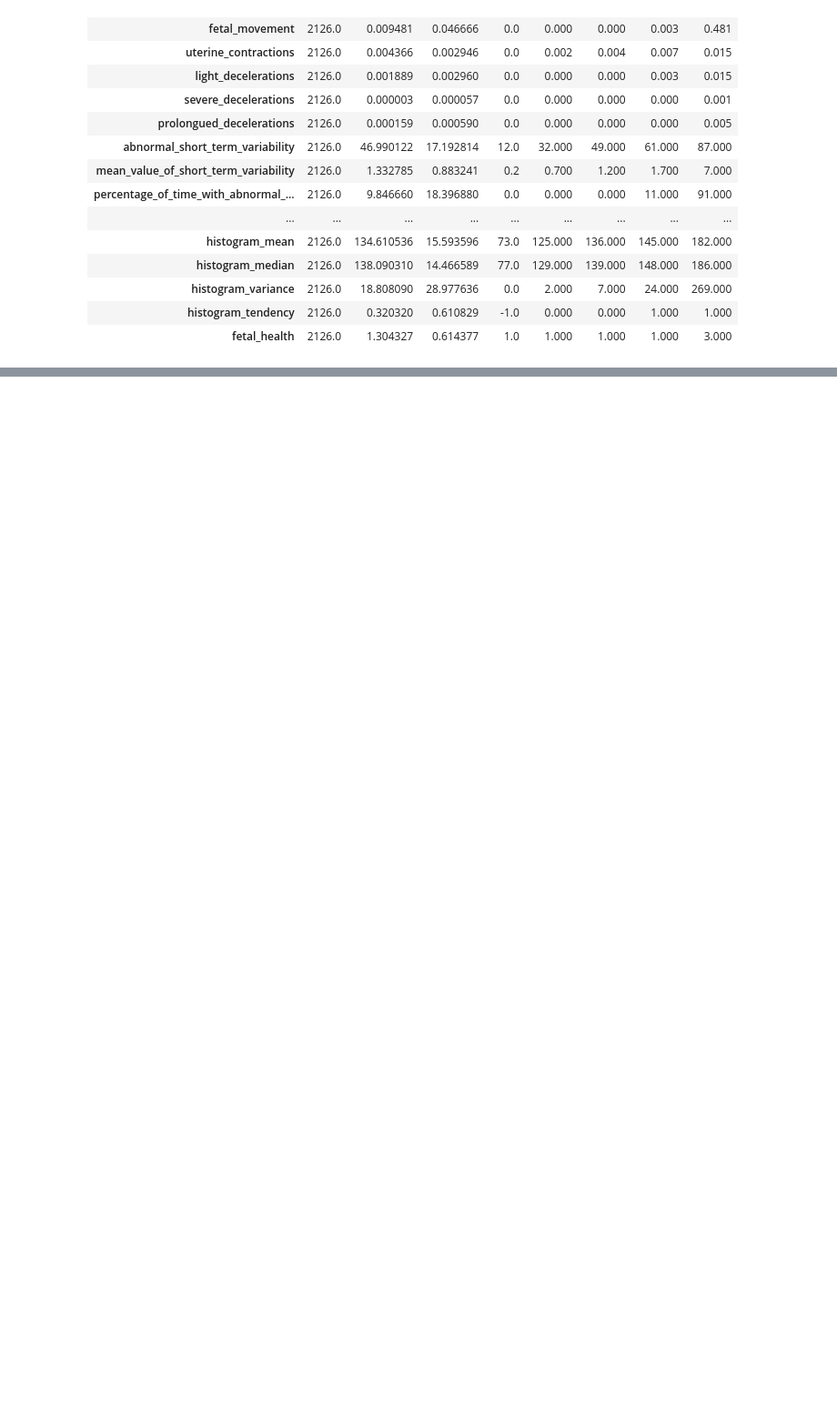
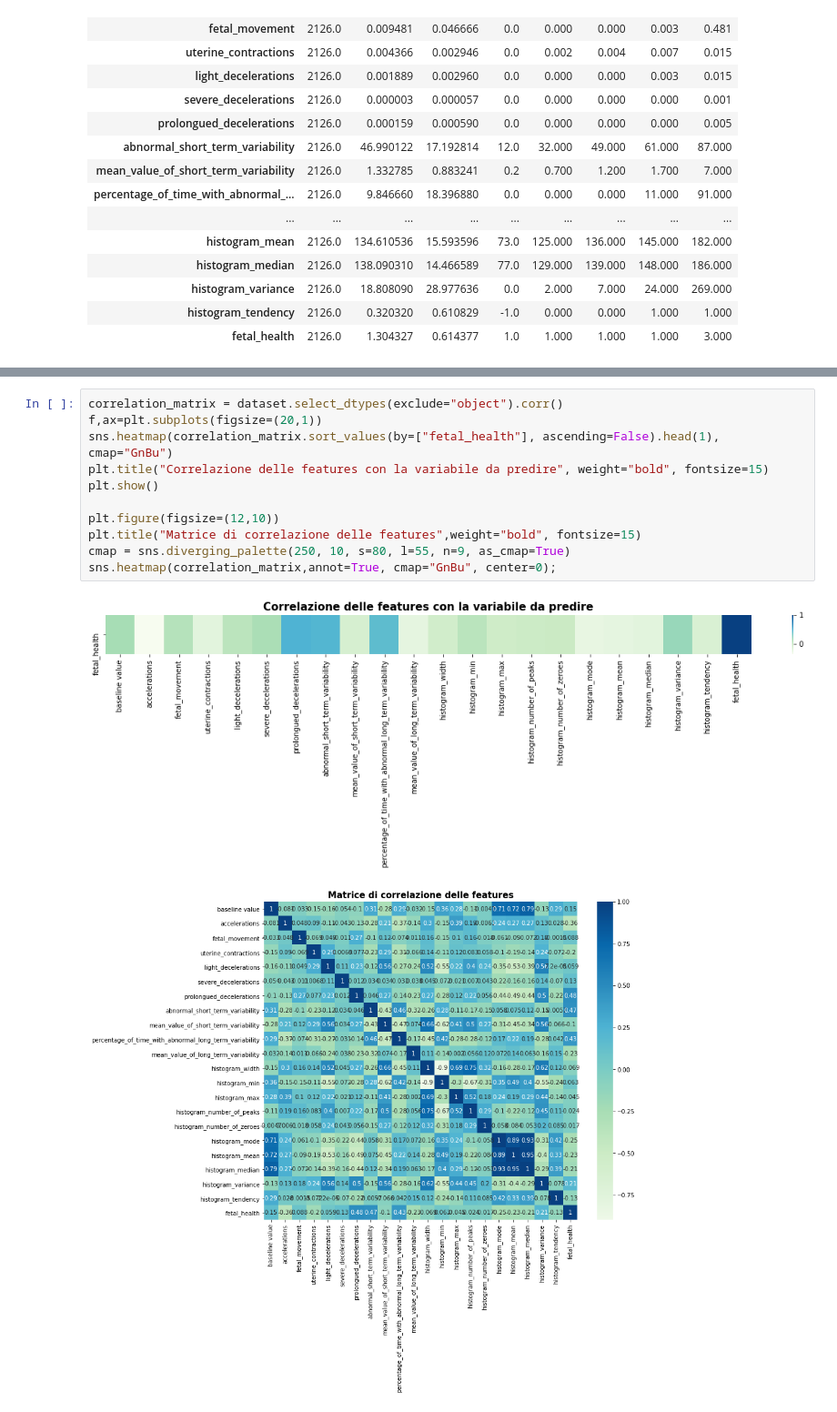
Before and after one commit to andrea-acampora/Data_Intensive_Project, a Jupyter notebook: Progetto_Data_Intensive.ipynb, the cells around one changed output, grey strips where cells are left out. Shown: that part at 91% size. Drawn from its saved outputs; the diff is of its cells as text; blank space fills up the shorter version.

```diff
--- a/Progetto_Data_Intensive.ipynb
+++ b/Progetto_Data_Intensive.ipynb
@@ -128,0 +149,14 @@ Name: fetal_health, Length: 2126, dtype: bool
+# %%
+correlation_matrix = dataset.select_dtypes(exclude="object").corr()
+f,ax=plt.subplots(figsize=(20,1))
+sns.heatmap(correlation_matrix.sort_values(by=["fetal_health"], ascending=False).head(1), cmap="GnBu")
+plt.title("Correlazione delle features con la variabile da predire", weight="bold", fontsize=15)
+plt.show()
+
+plt.figure(figsize=(12,10))
+plt.title("Matrice di correlazione delle features",weight="bold", fontsize=15)
+cmap = sns.diverging_palette(250, 10, s=80, l=55, n=9, as_cmap=True)
+sns.heatmap(correlation_matrix,annot=True, cmap="GnBu", center=0);
+# %% [output]
+[figure, added]
+[figure, added]
```
Also changed, not shown: parts of 30 cells of this notebook.
